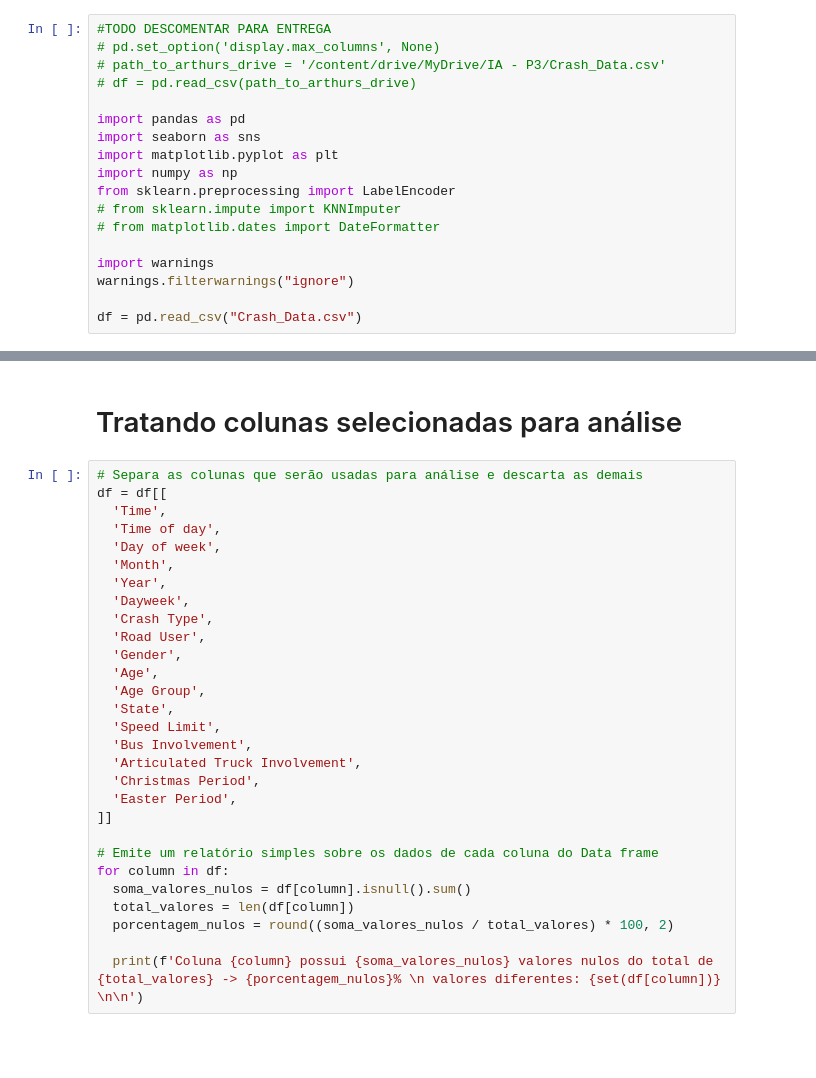
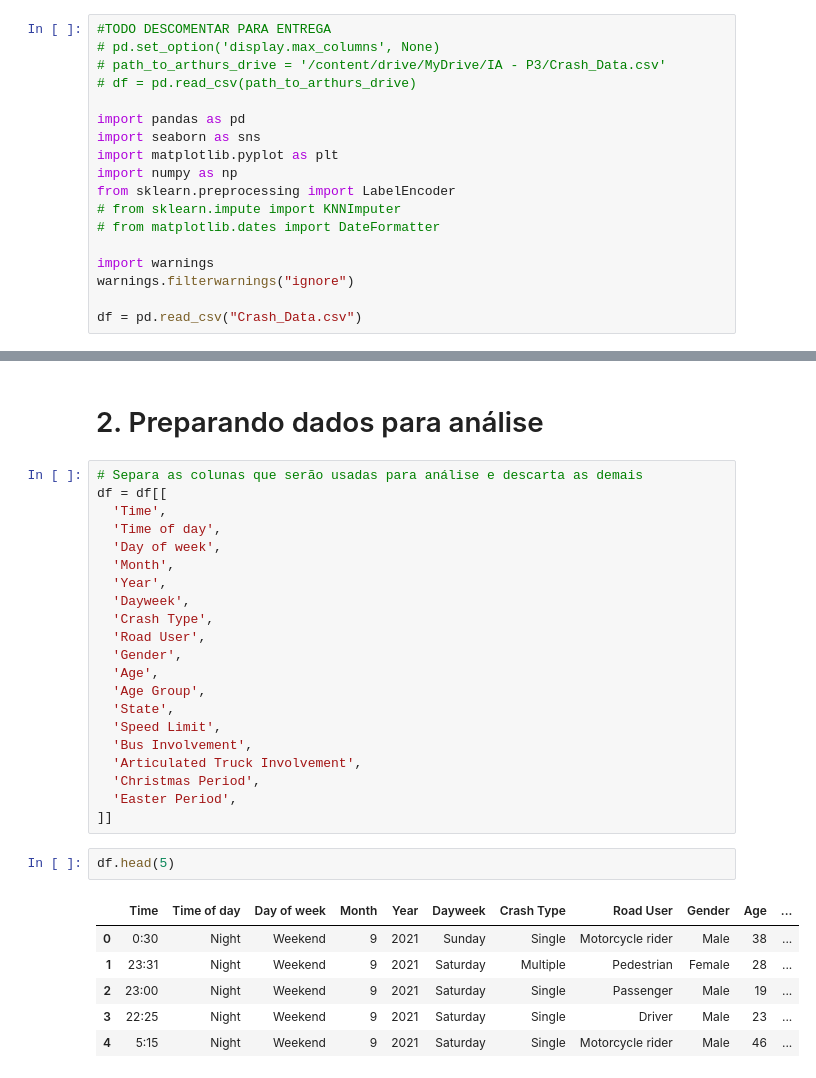
Before and after one commit to NicoleCarvalh/LinearRegressionML, a Jupyter notebook: P3_IA.ipynb, the cells around one changed output, grey strips where cells are left out. Saved outputs shown, nothing was run; the diff lists cells and outputs as text; blank space fills up the shorter version.

```diff
--- a/P3_IA.ipynb
+++ b/P3_IA.ipynb
@@ -33,5 +44,5 @@ for column in df:
 # %% [markdown]
-# Tratando colunas selecionadas para análise
+# 2. Preparando dados para análise
 # %%
 # Separa as colunas que serão usadas para análise e descarta as demais
 df = df[[
@@ -53,12 +64,13 @@ df = df[[
   'Christmas Period',
   'Easter Period',
 ]]
-
-# Emite um relatório simples sobre os dados de cada coluna do Data frame
-for column in df:
-  soma_valores_nulos = df[column].isnull().sum()
-  total_valores = len(df[column])
-  porcentagem_nulos = round((soma_valores_nulos / total_valores) * 100, 2)
-
-  print(f'Coluna {column} possui {soma_valores_nulos} valores nulos do total de {total_valores} -> {porcentagem_nulos}% \n valores diferentes: {set(df[column])} \n\n')
+# %%
+df.head(5)
+# %% [output]
+|  | Time | Time of day | Day of week | Month | Year | Dayweek | Crash Type | Road User | Gender | Age | ... |
+| 0 | 0:30 | Night | Weekend | 9 | 2021 | Sunday | Single | Motorcycle rider | Male | 38 | ... |
+| 1 | 23:31 | Night | Weekend | 9 | 2021 | Saturday | Multiple | Pedestrian | Female | 28 | ... |
+| 2 | 23:00 | Night | Weekend | 9 | 2021 | Saturday | Single | Passenger | Male | 19 | ... |
+| 3 | 22:25 | Night | Weekend | 9 | 2021 | Saturday | Single | Driver | Male | 23 | ... |
+| 4 | 5:15 | Night | Weekend | 9 | 2021 | Saturday | Single | Motorcycle rider | Male | 46 | ... |
 # %%
```
Also changed, not shown: parts of 7 cells of this notebook, 1 other file.
